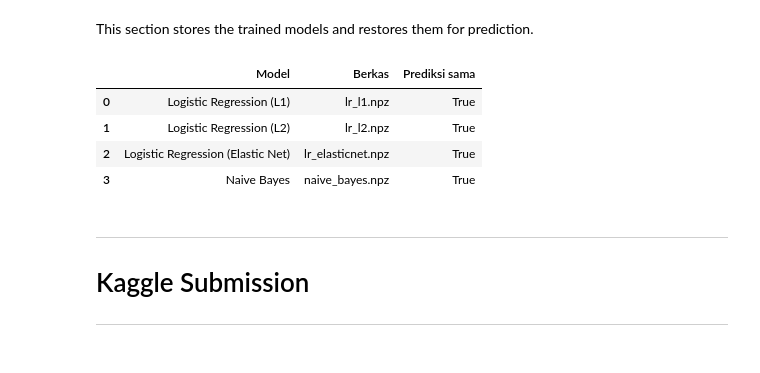
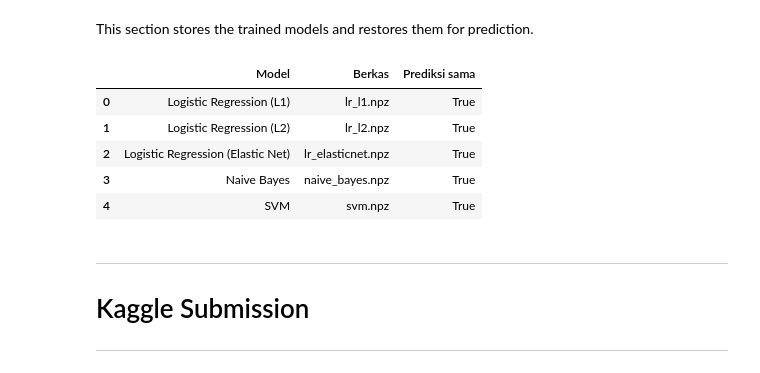
Before and after one commit to Hagon47/IF3170_G24_AyamNutellaBear, a Jupyter notebook: src/notebook/notebook.ipynb, the cells around one changed output. Saved outputs shown, nothing was run; the diff lists cells and outputs as text; code cells hidden in the pictures.

```diff
--- a/src/notebook/notebook.ipynb
+++ b/src/notebook/notebook.ipynb
@@ -1304,7 +1392,9 @@ models = {
     'Logistic Regression (L1)': (lr_models['l1'], prepare_features_a, lr_predictions['l1']),
     'Logistic Regression (L2)': (lr_models['l2'], prepare_features_a, lr_predictions['l2']),
     'Logistic Regression (Elastic Net)': (lr_models['elasticnet'], prepare_features_a, lr_predictions['elasticnet']),
-    'SVM': None,            # GANTIFUNGSIMODELSVM
+    'SVM (Linear)': (svm_models['Linear'], prepare_features_pca, svm_predictions['Linear']),
+    'SVM (Polynomial)': (svm_models['Polynomial'], prepare_features_pca, svm_predictions['Polynomial']),
+    'SVM (Gaussian RBF)': (svm_models['Gaussian RBF'], prepare_features_pca, svm_predictions['Gaussian RBF']),
     'Naive Bayes': (nb_model, prepare_features_nb, y_pred_nb),
 }
 active_models = {name: entry for name, entry in models.items() if entry is not None}
@@ -1488,3 +1615,20 @@ pd.DataFrame([{
 # %% [output]
 |  | Alpha | Ambang | Macro F1 K-Fold | Macro F1 holdout (default) | Macro F1 holdout (tuning) |
 | Naive Bayes | 1.0 | 0.55 | 0.7515 | 0.7522 | 0.7526 |
+# %%
+best_svm_row = svm_tuning.iloc[0]
+best_svm_kernel = {'Linear': 'linear', 'Polynomial': 'polynomial', 'Gaussian RBF': 'rbf'}[best_svm_row['Kernel']]
+best_svm_options = {
+    'C': float(best_svm_row['C']),
+    'n_iters': 250,
+    'learning_rate': 1e-3,
+    'tolerance': 1e-5,
+}
+for key in ('degree', 'coef0', 'gamma'):
+    if key in svm_tuning.columns and pd.notna(best_svm_row.get(key)):
+        best_svm_options[key] = int(best_svm_row[key]) if key == 'degree' else float(best_svm_row[key])
+
+tuned_svm = Svm(kernel=best_svm_kernel, **best_svm_options).fit(X_svm_fit, y_svm_fit)
+tuned_pred_svm = tuned_svm.predict(X_svm_val)
+print('SVM terbaik:', best_svm_row['Kernel'], best_svm_options)
+print('Macro F1 holdout:', round(f1_score(y_svm_val, tuned_pred_svm, average='macro'), 4))
@@ -1568,6 +1748,10 @@ for penalty in lr_names:
 # Hasil Naive Bayes
 tuned_models['Naive Bayes'] = tuned_nb
 model_scores['Naive Bayes'] = nb_cv_summary.max()
+tuned_models['SVM'] = tuned_svm
+active_models['SVM'] = (tuned_svm, prepare_features_pca, tuned_pred_svm)
+model_scores['SVM'] = svm_tuning['Macro F1 K-Fold'].max()
+model_predict_options['SVM'] = {}
 model_predict_options['Naive Bayes'] = {'threshold': nb_best_threshold}
 best_name = model_scores.idxmax()
 best_model = tuned_models[best_name]
@@ -1657,7 +1842,7 @@ model_files = {
     'Logistic Regression (L1)': 'lr_l1.npz',
     'Logistic Regression (L2)': 'lr_l2.npz',
     'Logistic Regression (Elastic Net)': 'lr_elasticnet.npz',
-    'SVM': None,            # GANTI_NAMA_FILE_SVM
+    'SVM': 'svm.npz',
     'Naive Bayes': 'naive_bayes.npz',
 }
 
@@ -1667,33 +1852,34 @@ save_results = []
 for name in tuned_models:
     filename = model_files[name]
     if filename is None:
         continue
 
     model = tuned_models[name]
     path = CFG.OUTPUT_DIR / 'models' / filename
     path.parent.mkdir(parents=True, exist_ok=True)
     model.save(path)
     loaded_model = type(model).load(path)
     loaded_models[name] = loaded_model
 
     prepare = active_models[name][1]
     _, _, X_check = prepare(train_raw, val_raw)
     options = model_predict_options[name]
     original_pred = model.predict(X_check, **options)
     loaded_pred = loaded_model.predict(X_check, **options)
     save_results.append({
         'Model': name,
         'Berkas': filename,
         'Prediksi sama': np.array_equal(original_pred, loaded_pred),
     })
 
 pd.DataFrame(save_results)
 # %% [output]
 |  | Model | Berkas | Prediksi sama |
 | 0 | Logistic Regression (L1) | lr_l1.npz | True |
 | 1 | Logistic Regression (L2) | lr_l2.npz | True |
 | 2 | Logistic Regression (Elastic Net) | lr_elasticnet.npz | True |
 | 3 | Naive Bayes | naive_bayes.npz | True |
+| 4 | SVM | svm.npz | True |
 # %% [markdown]
 ---
 
```
Also changed, not shown: parts of 12 cells of this notebook, 1 other file.
